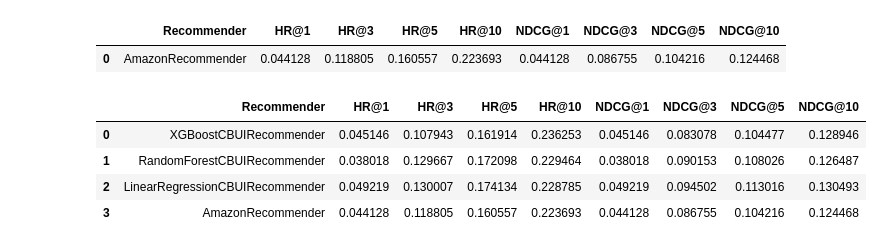
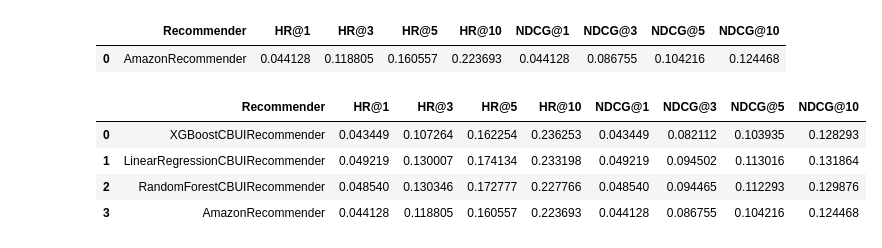
Before and after one commit to kabix09/HotelRecommender, a Jupyter notebook: project_1_recommender_and_evaluation.ipynb, the cells around one changed output. Drawn from its saved outputs; the diff is of its cells as text; code cells hidden in the pictures.

Commit message:
Add data tuning
Use best parameters to boost recommenders results

```diff
--- a/project_1_recommender_and_evaluation.ipynb
+++ b/project_1_recommender_and_evaluation.ipynb
@@ -671,7 +676,7 @@ print(best_param_set)
 Run the final evaluation of your recommender and present its results against the Amazon recommender's results. You can present results for several of your recommenders. You just need to give the class name of your recommender and its tuned parameters below. If you present results for several recommenders, you should add a separate cell for each recommender and change the names of the DataFrames containing results.
 # %%
 cb_user_item_recommender = LinearRegressionCBUIRecommender(
-    **{'n_neg_per_pos': 7})  # Initialize your recommender here with the best params from tuning
+    **{'n_neg_per_pos': 4.0})  # Initialize your recommender here with the best params from tuning
 
 # Give the name of your recommender in the line below
 linear_cbui_tts_results = [['LinearRegressionCBUIRecommender'] + list(evaluate_train_test_split_implicit(
@@ -687,6 +692,6 @@ display(linear_cbui_tts_results)
 # %%
 cb_user_item_recommender = RandomForestCBUIRecommender(
-    **{'max_depth': 7.0, 'min_samples_split': 19.0, 'n_estimators': 300.0, 'n_neg_per_pos': 3.0})  # Initialize your recommender here with the best params from tuning
+    **{'max_depth': 7.0, 'min_samples_split': 19.0, 'n_estimators': 130.0, 'n_neg_per_pos': 4.0})  # Initialize your recommender here with the best params from tuning
 
 # Give the name of your recommender in the line below
 randomForest_cbui_tts_results = [['RandomForestCBUIRecommender'] + list(evaluate_train_test_split_implicit(
@@ -730,11 +735,11 @@ display(amazon_tts_results)
 |  | Recommender | HR@1 | HR@3 | HR@5 | HR@10 | NDCG@1 | NDCG@3 | NDCG@5 | NDCG@10 |
 | 0 | AmazonRecommender | 0.044128 | 0.118805 | 0.160557 | 0.223693 | 0.044128 | 0.086755 | 0.104216 | 0.124468 |
 # %%
-tts_results = pd.concat([xgboost_cbui_tts_results, randomForest_cbui_tts_results, linear_cbui_tts_results, amazon_tts_results]).reset_index(drop=True)
+tts_results = pd.concat([xgboost_cbui_tts_results, linear_cbui_tts_results, randomForest_cbui_tts_results, amazon_tts_results]).reset_index(drop=True)
 display(tts_results)
 # %% [output]
 |  | Recommender | HR@1 | HR@3 | HR@5 | HR@10 | NDCG@1 | NDCG@3 | NDCG@5 | NDCG@10 |
-| 0 | XGBoostCBUIRecommender | 0.045146 | 0.107943 | 0.161914 | 0.236253 | 0.045146 | 0.083078 | 0.104477 | 0.128946 |
-| 1 | RandomForestCBUIRecommender | 0.038018 | 0.129667 | 0.172098 | 0.229464 | 0.038018 | 0.090153 | 0.108026 | 0.126487 |
-| 2 | LinearRegressionCBUIRecommender | 0.049219 | 0.130007 | 0.174134 | 0.228785 | 0.049219 | 0.094502 | 0.113016 | 0.130493 |
+| 0 | XGBoostCBUIRecommender | 0.043449 | 0.107264 | 0.162254 | 0.236253 | 0.043449 | 0.082112 | 0.103935 | 0.128293 |
+| 1 | LinearRegressionCBUIRecommender | 0.049219 | 0.130007 | 0.174134 | 0.233198 | 0.049219 | 0.094502 | 0.113016 | 0.131864 |
+| 2 | RandomForestCBUIRecommender | 0.048540 | 0.130346 | 0.172777 | 0.227766 | 0.048540 | 0.094465 | 0.112293 | 0.129876 |
 | 3 | AmazonRecommender | 0.044128 | 0.118805 | 0.160557 | 0.223693 | 0.044128 | 0.086755 | 0.104216 | 0.124468 |
```
Also changed, not shown: parts of 5 cells of this notebook, 3 other files.
